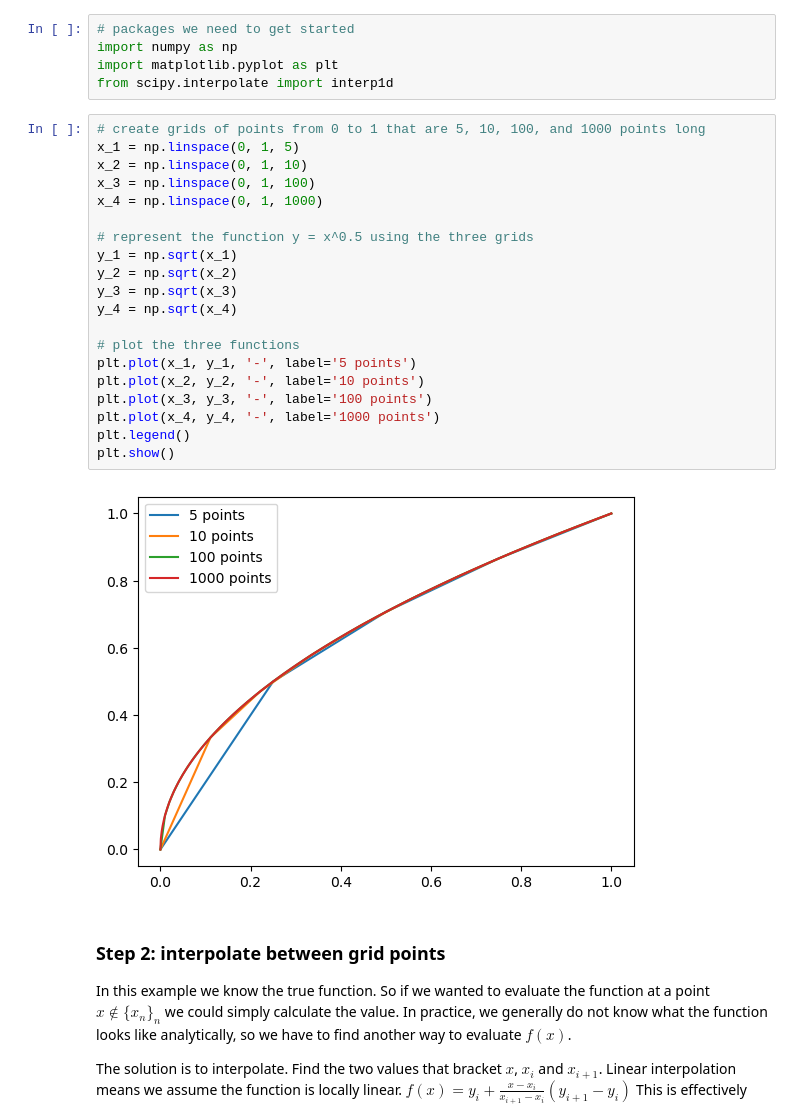
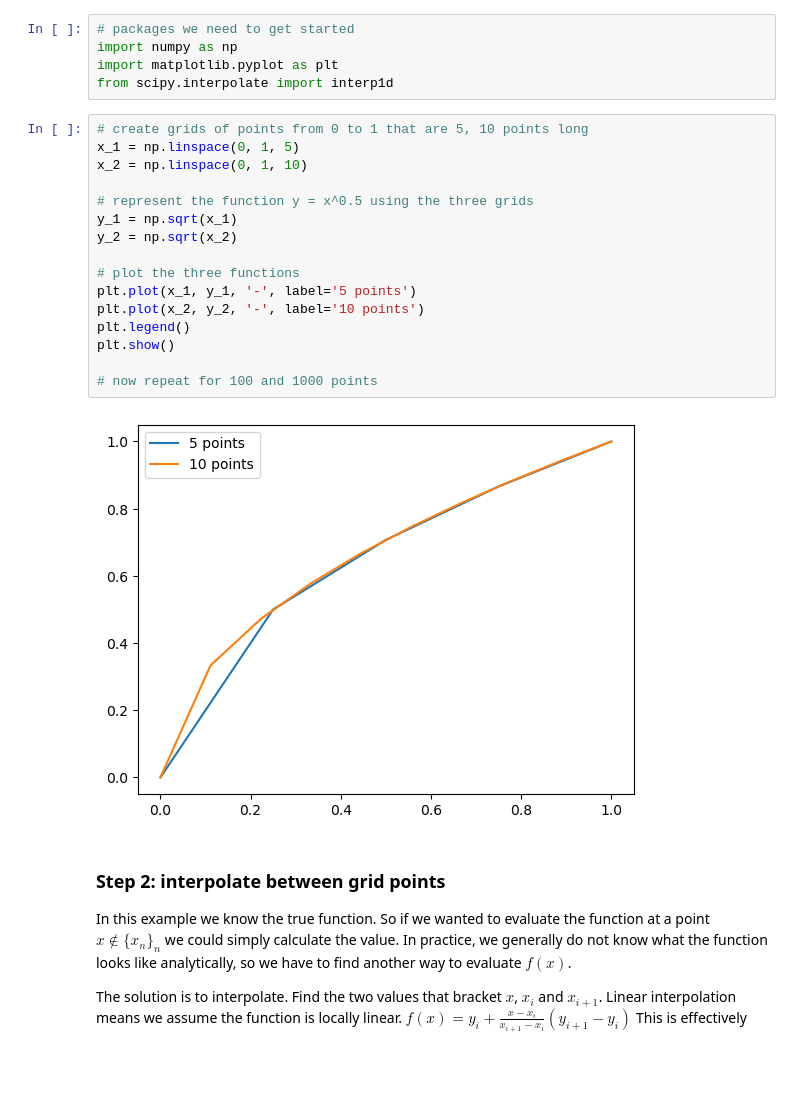
Before and after one commit to johanneswieland/281-Computational, a Jupyter notebook: Introduction/dynamicprogramming.ipynb, the cells around one changed output. Drawn from its saved outputs; the diff is of its cells as text; blank space fills up the shorter version.

```diff
--- a/Introduction/dynamicprogramming.ipynb
+++ b/Introduction/dynamicprogramming.ipynb
@@ -147,27 +147,23 @@ import numpy as np
 import matplotlib.pyplot as plt
 from scipy.interpolate import interp1d
 # %%
-# create grids of points from 0 to 1 that are 5, 10, 100, and 1000 points long
+# create grids of points from 0 to 1 that are 5, 10 points long
 x_1 = np.linspace(0, 1, 5)
 x_2 = np.linspace(0, 1, 10)
-x_3 = np.linspace(0, 1, 100)
-x_4 = np.linspace(0, 1, 1000)
 
 # represent the function y = x^0.5 using the three grids
 y_1 = np.sqrt(x_1)
 y_2 = np.sqrt(x_2)
-y_3 = np.sqrt(x_3)
-y_4 = np.sqrt(x_4)
 
 # plot the three functions
 plt.plot(x_1, y_1, '-', label='5 points')
 plt.plot(x_2, y_2, '-', label='10 points')
-plt.plot(x_3, y_3, '-', label='100 points')
-plt.plot(x_4, y_4, '-', label='1000 points')
 plt.legend()
 plt.show()
+
+# now repeat for 100 and 1000 points
 # %% [output]
-[figure, old version]
+[figure, new version]
 # %% [markdown]
 ### Step 2: interpolate between grid points
 
```
Also changed, not shown: parts of 3 cells of this notebook.
